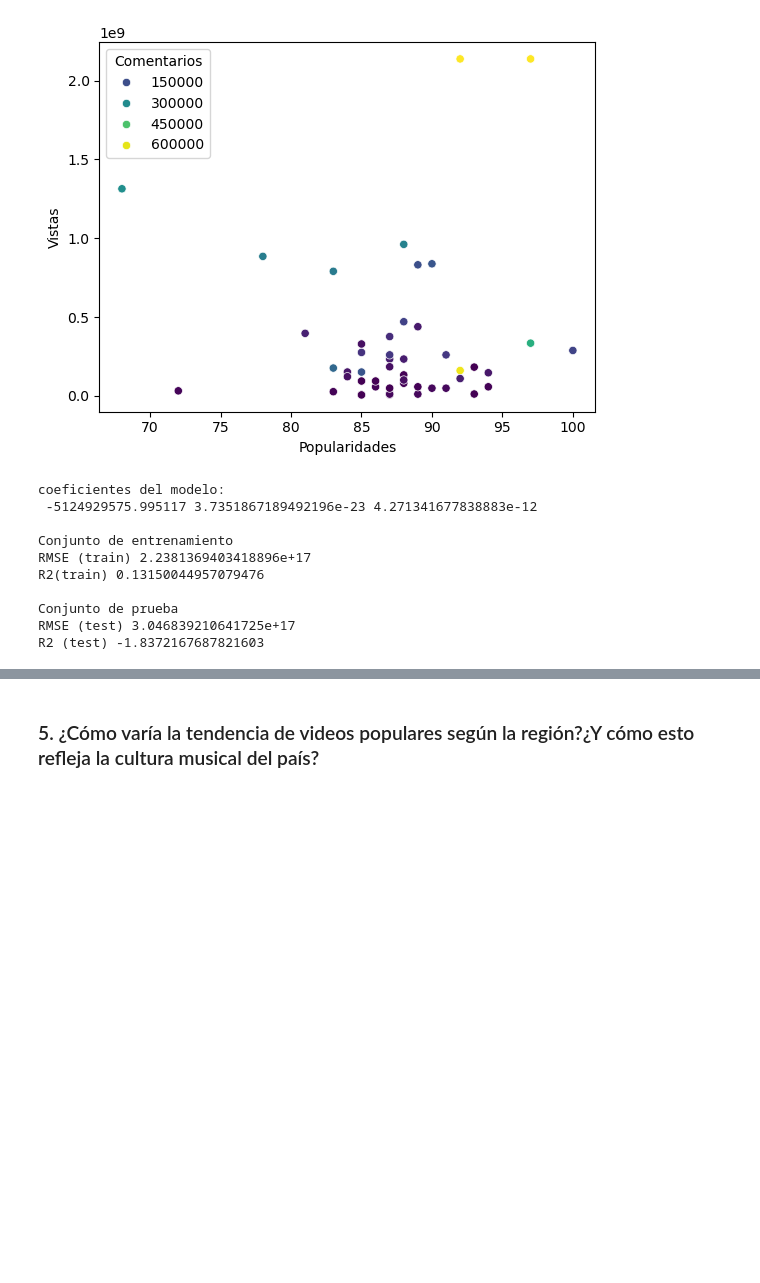
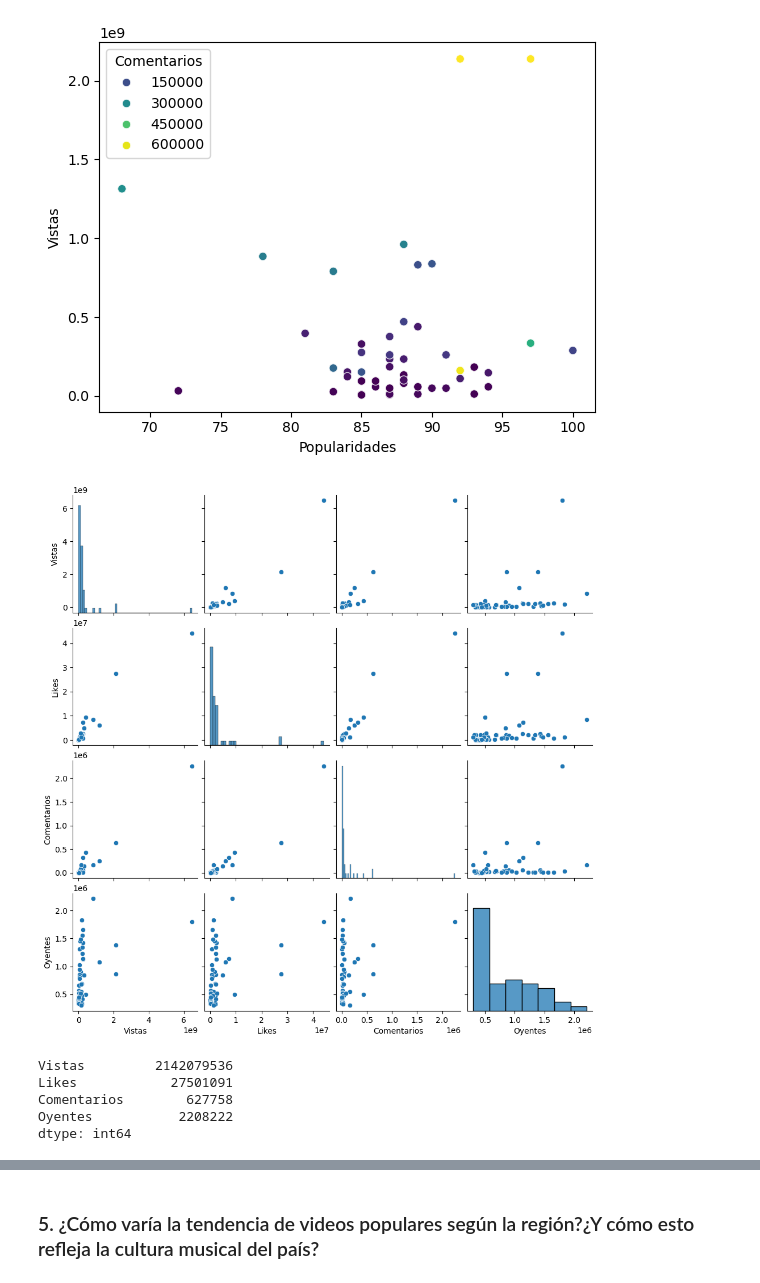
Before and after one commit to wattmoox/Proyecto_Data_Sience, a Jupyter notebook: main.ipynb, the cells around one changed output, grey strips where cells are left out. Cells and saved outputs as stored; diff of their text form; code cells hidden in the pictures; blank space fills up the shorter version.

```diff
--- a/main.ipynb
+++ b/main.ipynb
@@ -280,59 +280,3 @@ sns.scatterplot(x="Popularidades", y="Vistas", hue="Comentarios", palette="virid
 plt.show()
 # %% [output]
 [figure]
-# %%
-#crearemos una regresion lineal para poder ver como se comporta la relacion entre las dos variables
-#importar y crear nuestro transformador de valores X que depndera del gradp que queremos ocupar
-from sklearn.preprocessing import PolynomialFeatures
-from sklearn.model_selection import train_test_split
-from sklearn.linear_model import LinearRegression
-from sklearn.metrics import mean_squared_error, r2_score
-
-train, test = train_test_split(df_principal, test_size=0.25, random_state=42)
-y_train = np.array(train.Vistas)
-y_test = np.array(test.Vistas)
-
-
-X_train = np.array(train.Popularidades)
-
-X_train = X_train.reshape(X_train.shape[0], 1)
-
-
-X_test = np.array(test.Popularidades)
-X_test = X_test.reshape(X_test.shape[0], 1)
-transformer = PolynomialFeatures(14, include_bias=False)
-expanded_test = transformer.fit_transform(X_test)
-expanded_train = transformer.fit_transform(X_train)
-
-#entrenar nuestro modelo coon los valores expandidos
-reg_poly = LinearRegression().fit(expanded_train, y_train)
-
-#realizar predicciones
-y_pred_train = reg_poly.predict(expanded_train)
-y_pred_test = reg_poly.predict(expanded_test)
-
-print('coeficientes del modelo: \n', reg_poly.intercept_, reg_poly.coef_[0], reg_poly.coef_[1])
-
-#evaluar rendimiento
-rmse_train = mean_squared_error(y_train, y_pred_train)
-r2_train = r2_score(y_train, y_pred_train)
-rmse_test = mean_squared_error(y_test, y_pred_test)
-r2_test = r2_score(y_test, y_pred_test)
-
-print('\nConjunto de entrenamiento')
-print('RMSE (train)', rmse_train)
-print('R2(train)', r2_train)
-print('\nConjunto de prueba')
-print('RMSE (test)', rmse_test)
-print('R2 (test)', r2_test)
-# %% [output]
-coeficientes del modelo:
- -5124929575.995117 3.7351867189492196e-23 4.271341677838883e-12
-
-Conjunto de entrenamiento
-RMSE (train) 2.2381369403418896e+17
-R2(train) 0.13150044957079476
-
-Conjunto de prueba
-RMSE (test) 3.046839210641725e+17
-R2 (test) -1.8372167687821603
@@ -357,0 +283,22 @@ ax.legend()
+# %%
+#leemos el archivo videos_spotify_global.csv  para ver la relacion entre youtube y last.fm
+yt_last_g = pd.read_csv("data/videos_last.fm_global.csv")
+#sacamos las columnas de interes para saber como se relacionan con las dos variables mencionadas
+columns = ['Vistas', 'Likes', 'Comentarios', 'Oyentes']
+df_principal = yt_last_g[columns]
+#hacemos una vista general de cuales serian las posibles variantes que nos ayudarian a responder la pregunta
+graficos = sns.pairplot(df_principal)
+# %% [output]
+[figure, added]
+# %%
+#vamos a ver cual es el maximo del df para poder eliminar los outliers
+max = df_principal.max()
+#hacemos limpieza de outliers
+df_principal = df_principal[df_principal['Vistas'] < max['Vistas']]
+df_principal.max()
+# %% [output]
+Vistas         2142079536
+Likes            27501091
+Comentarios        627758
+Oyentes           2208222
+dtype: int64
```
Also changed, not shown: parts of 8 cells of this notebook.
